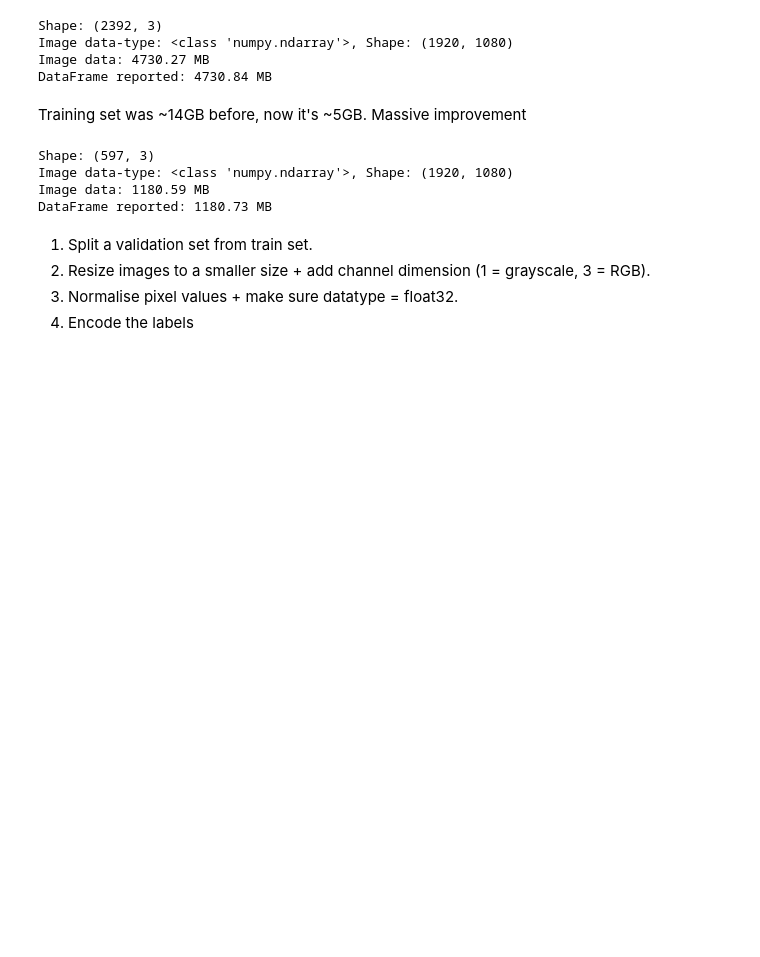
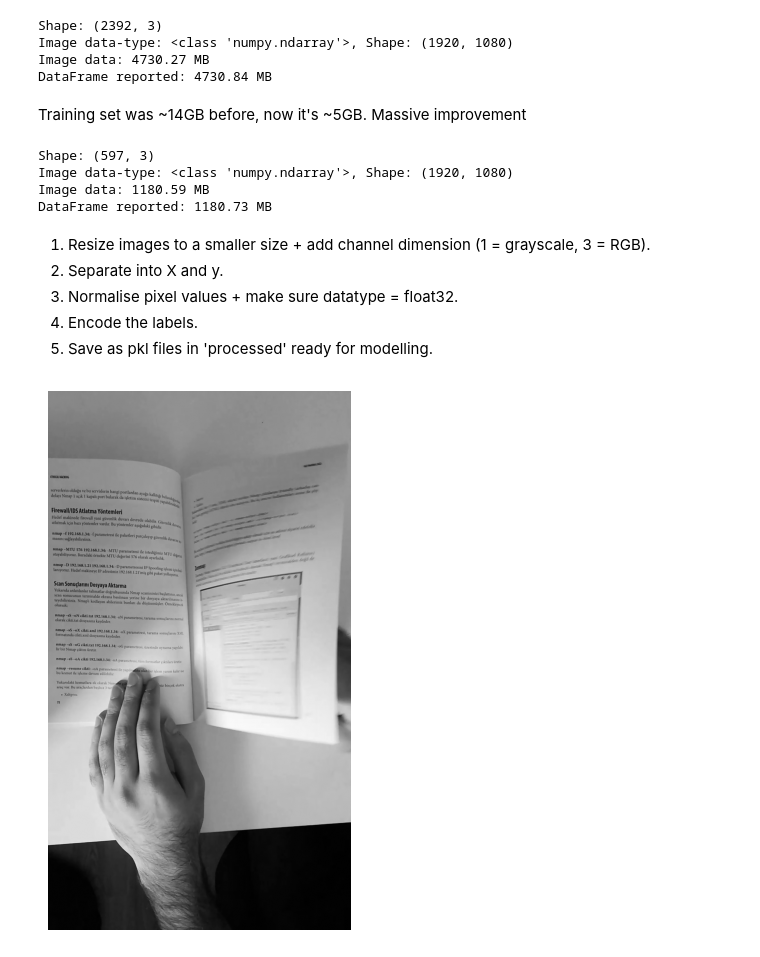
Before and after one commit to cameroncochrane/gejIeSjwpDqobLkc, a Jupyter notebook: notebooks/SFM_NB_2.ipynb, the cells around one changed output. Cells and saved outputs as stored; diff of their text form; code cells hidden in the pictures; blank space fills up the shorter version.

```diff
--- a/notebooks/SFM_NB_2.ipynb
+++ b/notebooks/SFM_NB_2.ipynb
@@ -207,10 +207,11 @@ Image data-type: <class 'numpy.ndarray'>, Shape: (1920, 1080)
 Image data: 1180.59 MB
 DataFrame reported: 1180.73 MB
 # %% [markdown]
-1) Split a validation set from train set.
-2) Resize images to a smaller size + add channel dimension (1 = grayscale, 3 = RGB).
+1) Resize images to a smaller size + add channel dimension (1 = grayscale, 3 = RGB).
+2) Separate into X and y.
 3) Normalise pixel values + make sure datatype = float32.
-4) Encode the labels
+4) Encode the labels.
+5) Save as pkl files in 'processed' ready for modelling.
 # %%
 def resize_image(image, scale_factor=0.5):
     """
@@ -223,0 +227,9 @@ def resize_image(image, scale_factor=0.5):
+# %%
+gray_image = gray_training["image"][0]
+
+plt.figure(figsize=(12, 7))
+plt.imshow(gray_image, cmap="gray") #Default imshow colour is green. Specify gray here
+plt.axis("off")
+plt.show()
+# %% [output]
+[figure, added]
```
Also changed, not shown: parts of 22 cells of this notebook, 2 other files.
